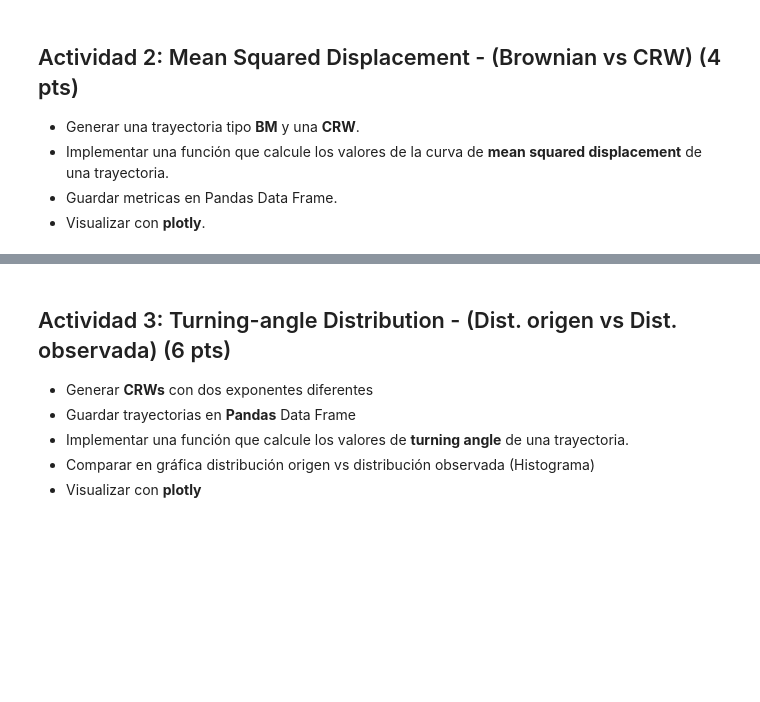
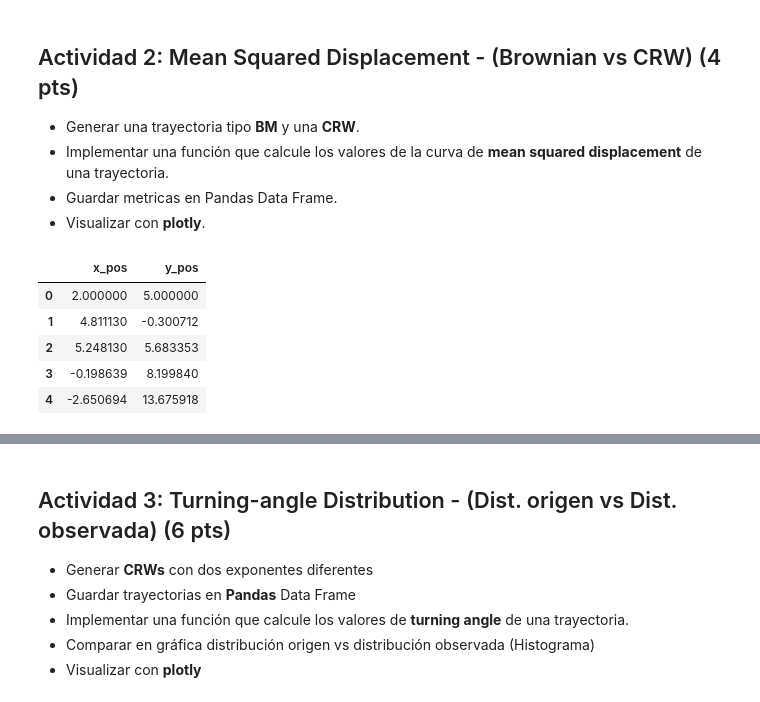
Before and after one commit to marcocucei/TI_I_Practica3, a Jupyter notebook: TI_1_Practica3.ipynb, the cells around one changed output, grey strips where cells are left out. Drawn from its saved outputs; the diff is of its cells as text; code cells hidden in the pictures; blank space fills up the shorter version.

```diff
--- a/TI_1_Practica3.ipynb
+++ b/TI_1_Practica3.ipynb
@@ -208,11 +208,20 @@ fig_path_length.show()
 # %%
 # Load existing trajectories to test your implementation
 # BM speed = 6
 BM_2d_df_6 = pd.read_csv('trajectories/brownian_6.csv')
 
 # Load existing trajectories to test your implementation
 # CRW speed = 6, c = 0.9
 CRW_2d_df_9 = pd.read_csv('trajectories/crw_6_9.csv')
+
+BM_2d_df_6.head()
+# %% [output]
+|  | x_pos | y_pos |
+| 0 | 2.000000 | 5.000000 |
+| 1 | 4.811130 | -0.300712 |
+| 2 | 5.248130 | 5.683353 |
+| 3 | -0.198639 | 8.199840 |
+| 4 | -2.650694 | 13.675918 |
 # %%
 # Show trajectories
 # Init figure
```
Also changed, not shown: parts of 2 cells of this notebook.
